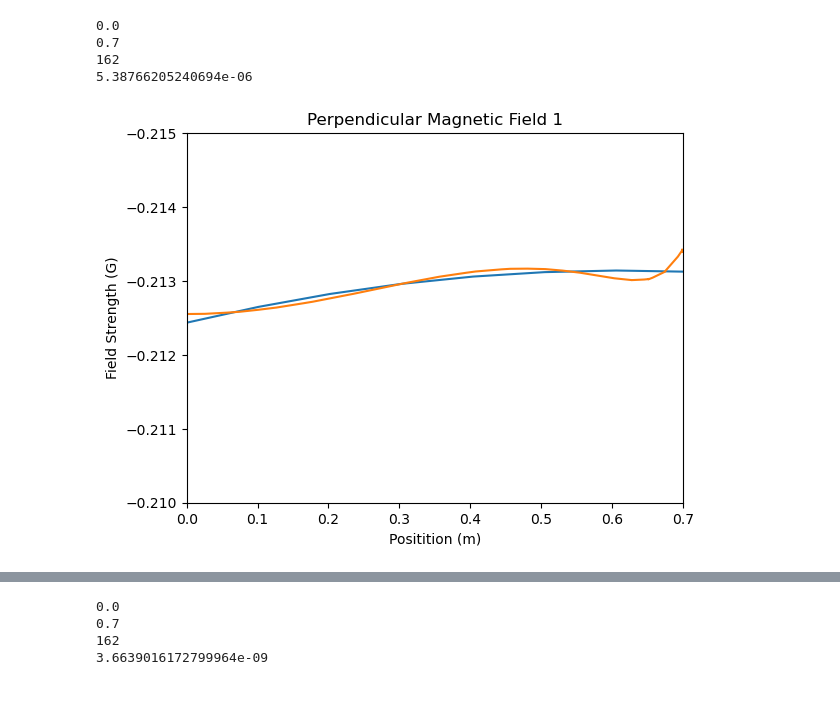
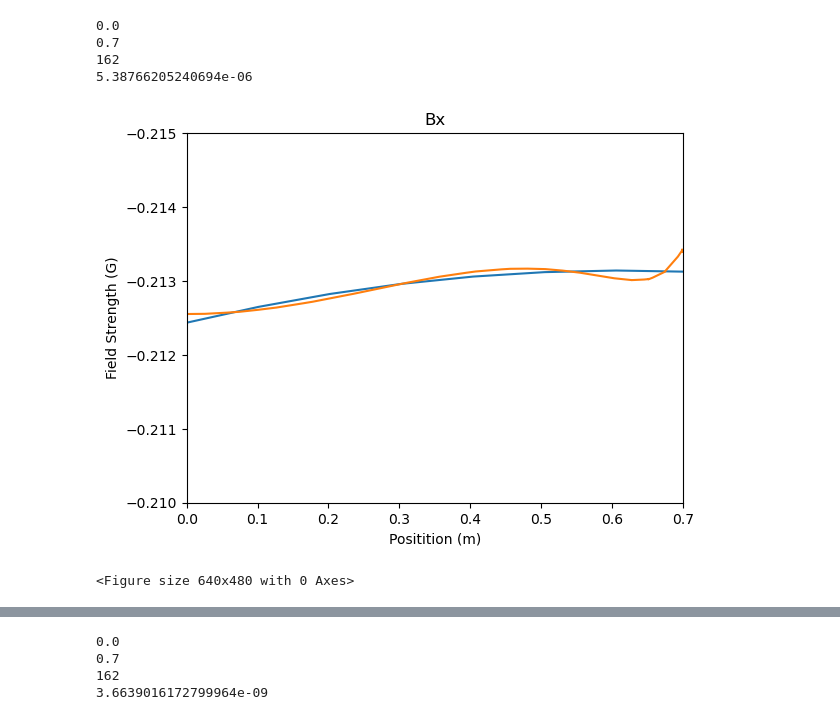
Before and after one commit to jlfox10/Ph78, a Jupyter notebook: Updated Wires.ipynb, the cells around one changed output, grey strips where cells are left out. Saved outputs shown, nothing was run; the diff lists cells and outputs as text; code cells hidden in the pictures.

```diff
--- a/Updated Wires.ipynb
+++ b/Updated Wires.ipynb
@@ -35,35 +35,37 @@ for i in x:
     ind = x.index(i)
     yap.append(y[ind])
     num = num + 1
 
 #print(xap)
 start = min(xap)
 end = max(xap)
 print(start)
 print(end)
 print(num)
 
 ave = (max(yap)-min(yap))/num
 print(ave)
 
 
 model = np.poly1d(np.polyfit(x, y, 2))
 
 polyline = np.linspace(0, 10, 100)
 plt.plot(polyline, model(polyline))
 plt.plot(x, y)
 plt.xlim([0, .7])
 plt.ylim([-0.21,-0.215])
-plt.title('Perpendicular Magnetic Field 1')
+plt.title('Bx')
 plt.xlabel('Positition (m)')
 plt.ylabel('Field Strength (G)')
 plt.show()
+plt.savefig('Bx')
 # %% [output]
 0.0
 0.7
 162
 5.38766205240694e-06
-[figure, old version]
+[figure, new version]
+<Figure size 640x480 with 0 Axes>
 # %%
 x = []
 y = []
```
Also changed, not shown: parts of 5 cells of this notebook.
